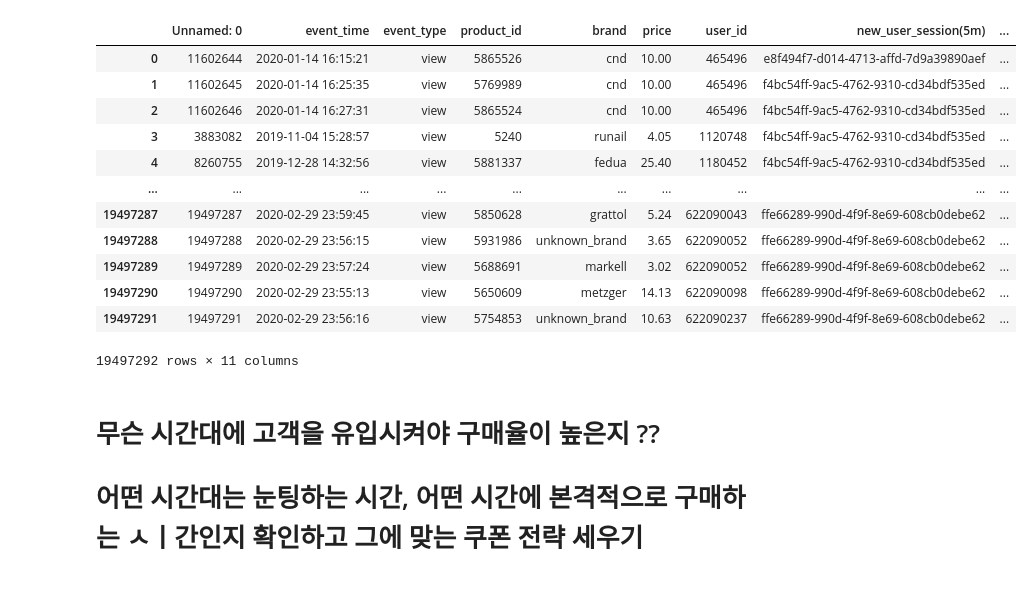
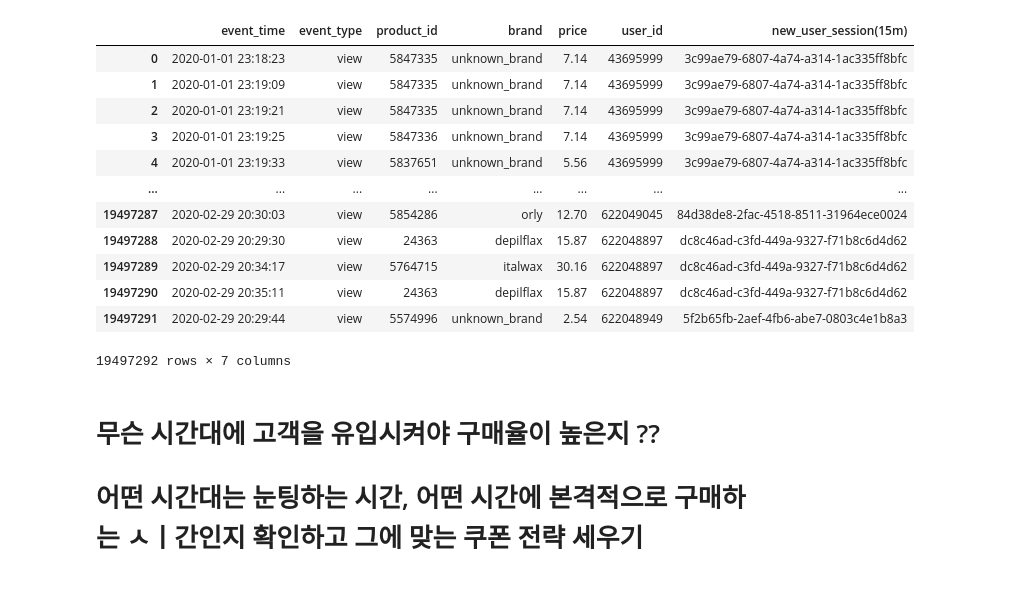
Before and after one commit to neddy0318/ECommerceCustomerProject, a Jupyter notebook: hj_데이터확인3(치완님 파일).ipynb, the cells around one changed output. Saved outputs shown, nothing was run; the diff lists cells and outputs as text; code cells hidden in the pictures.

```diff
--- a/hj_데이터확인3(치완님 파일).ipynb
+++ b/hj_데이터확인3(치완님 파일).ipynb
@@ -4,22 +4,22 @@ import numpy as np
 import matplotlib.pyplot as plt
 import seaborn as sns
 # %%
-df = pd.read_csv("/Users/hj/Documents/무제/스터디/data/19~20(user_session완료).csv")
+df = pd.read_csv("/Users/hj/Documents/무제/스터디/data/19~20(완성본).csv")
 df
 # %% [output]
-|  | Unnamed: 0 | event_time | event_type | product_id | brand | price | user_id | new_user_session(5m) | ... |
-| 0 | 11602644 | 2020-01-14 16:15:21 | view | 5865526 | cnd | 10.00 | 465496 | e8f494f7-d014-4713-affd-7d9a39890aef | ... |
-| 1 | 11602645 | 2020-01-14 16:25:35 | view | 5769989 | cnd | 10.00 | 465496 | f4bc54ff-9ac5-4762-9310-cd34bdf535ed | ... |
-| 2 | 11602646 | 2020-01-14 16:27:31 | view | 5865524 | cnd | 10.00 | 465496 | f4bc54ff-9ac5-4762-9310-cd34bdf535ed | ... |
-| 3 | 3883082 | 2019-11-04 15:28:57 | view | 5240 | runail | 4.05 | 1120748 | f4bc54ff-9ac5-4762-9310-cd34bdf535ed | ... |
-| 4 | 8260755 | 2019-12-28 14:32:56 | view | 5881337 | fedua | 25.40 | 1180452 | f4bc54ff-9ac5-4762-9310-cd34bdf535ed | ... |
-| ... | ... | ... | ... | ... | ... | ... | ... | ... | ... |
-| 19497287 | 19497287 | 2020-02-29 23:59:45 | view | 5850628 | grattol | 5.24 | 622090043 | ffe66289-990d-4f9f-8e69-608cb0debe62 | ... |
-| 19497288 | 19497288 | 2020-02-29 23:56:15 | view | 5931986 | unknown_brand | 3.65 | 622090052 | ffe66289-990d-4f9f-8e69-608cb0debe62 | ... |
-| 19497289 | 19497289 | 2020-02-29 23:57:24 | view | 5688691 | markell | 3.02 | 622090052 | ffe66289-990d-4f9f-8e69-608cb0debe62 | ... |
-| 19497290 | 19497290 | 2020-02-29 23:55:13 | view | 5650609 | metzger | 14.13 | 622090098 | ffe66289-990d-4f9f-8e69-608cb0debe62 | ... |
-| 19497291 | 19497291 | 2020-02-29 23:56:16 | view | 5754853 | unknown_brand | 10.63 | 622090237 | ffe66289-990d-4f9f-8e69-608cb0debe62 | ... |
+|  | event_time | event_type | product_id | brand | price | user_id | new_user_session(15m) |
+| 0 | 2020-01-01 23:18:23 | view | 5847335 | unknown_brand | 7.14 | 43695999 | 3c99ae79-6807-4a74-a314-1ac335ff8bfc |
+| 1 | 2020-01-01 23:19:09 | view | 5847335 | unknown_brand | 7.14 | 43695999 | 3c99ae79-6807-4a74-a314-1ac335ff8bfc |
+| 2 | 2020-01-01 23:19:21 | view | 5847335 | unknown_brand | 7.14 | 43695999 | 3c99ae79-6807-4a74-a314-1ac335ff8bfc |
+| 3 | 2020-01-01 23:19:25 | view | 5847336 | unknown_brand | 7.14 | 43695999 | 3c99ae79-6807-4a74-a314-1ac335ff8bfc |
+| 4 | 2020-01-01 23:19:33 | view | 5837651 | unknown_brand | 5.56 | 43695999 | 3c99ae79-6807-4a74-a314-1ac335ff8bfc |
+| ... | ... | ... | ... | ... | ... | ... | ... |
+| 19497287 | 2020-02-29 20:30:03 | view | 5854286 | orly | 12.70 | 622049045 | 84d38de8-2fac-4518-8511-31964ece0024 |
+| 19497288 | 2020-02-29 20:29:30 | view | 24363 | depilflax | 15.87 | 622048897 | dc8c46ad-c3fd-449a-9327-f71b8c6d4d62 |
+| 19497289 | 2020-02-29 20:34:17 | view | 5764715 | italwax | 30.16 | 622048897 | dc8c46ad-c3fd-449a-9327-f71b8c6d4d62 |
+| 19497290 | 2020-02-29 20:35:11 | view | 24363 | depilflax | 15.87 | 622048897 | dc8c46ad-c3fd-449a-9327-f71b8c6d4d62 |
+| 19497291 | 2020-02-29 20:29:44 | view | 5574996 | unknown_brand | 2.54 | 622048949 | 5f2b65fb-2aef-4fb6-abe7-0803c4e1b8a3 |
-19497292 rows × 11 columns
+19497292 rows × 7 columns
 # %% [markdown]
 # 무슨 시간대에 고객을 유입시켜야 구매율이 높은지 ??
 # 어떤 시간대는 눈팅하는 시간, 어떤 시간에 본격적으로 구매하는 ㅅㅣ간인지 확인하고 그에 맞는 쿠폰 전략 세우기
```
Also changed, not shown: parts of 27 cells of this notebook, 1 other file.
